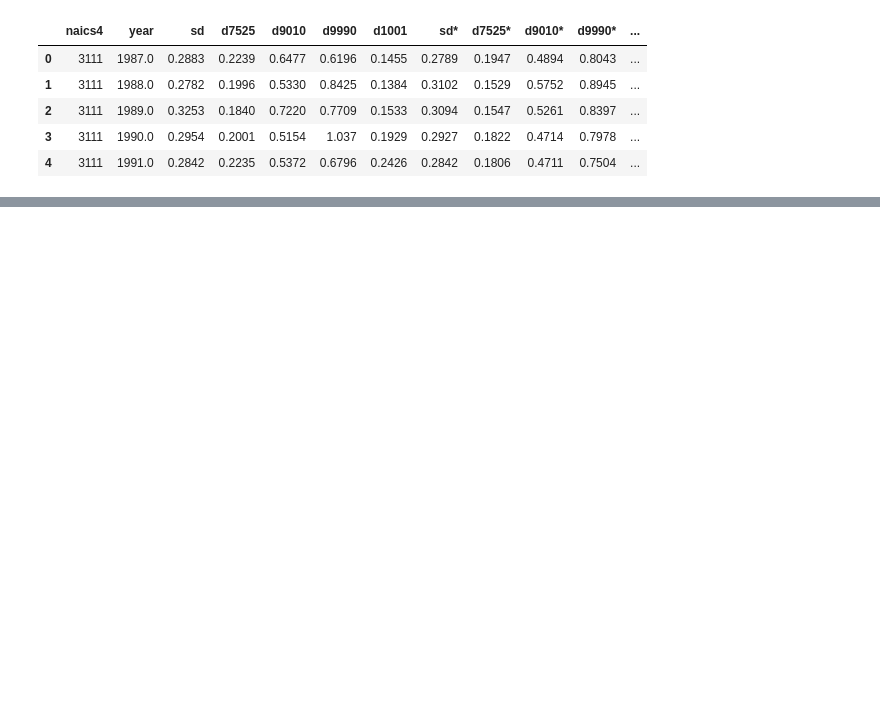
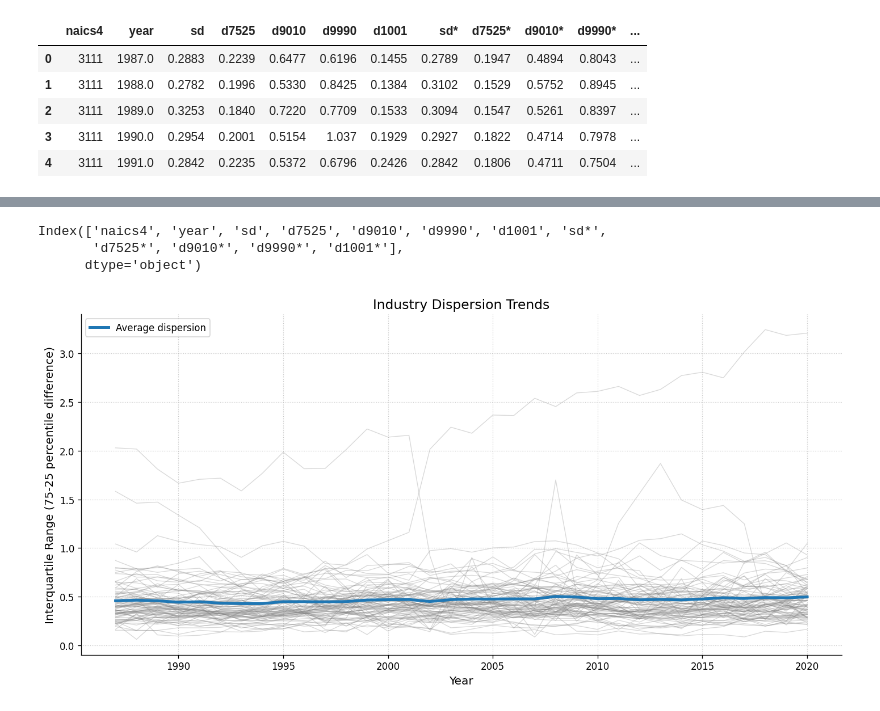
Before and after one commit to daniel-seymour/EC334-Summative, a Jupyter notebook: data-viz/prod_disp_trends.ipynb, the cells around one changed output, grey strips where cells are left out. Saved outputs shown, nothing was run; the diff lists cells and outputs as text; code cells hidden in the pictures; blank space fills up the shorter version.

```diff
--- a/data-viz/prod_disp_trends.ipynb
+++ b/data-viz/prod_disp_trends.ipynb
@@ -3,5 +7,5 @@ import pandas as pd
 # %%
-filepath = '../data/total_factor_productivity.csv'
+filepath = '../raw_data/total_factor_productivity.csv'
 
 # Try reading with utf-8, fallback to latin1 if UnicodeDecodeError occurs
 try:
@@ -19,0 +36,55 @@ disp_df.head()
+# %%
+disp_df.columns
+# %% [output]
+Index(['naics4', 'year', 'sd', 'd7525', 'd9010', 'd9990', 'd1001', 'sd*',
+       'd7525*', 'd9010*', 'd9990*', 'd1001*'],
+      dtype='object')
+# %%
+df = disp_df.copy()
+# %%
+import matplotlib.pyplot as plt
+import numpy as np
+
+# Set up the figure
+plt.figure(figsize=(12, 6), dpi=120)
+ax = plt.subplot(111)
+ax.set_facecolor('white')
+ax.spines['top'].set_visible(False)
+ax.spines['right'].set_visible(False)
+ax.grid(which='major', linestyle=':', linewidth=0.7, alpha=0.7)
+ax.set_axisbelow(True)
+
+# Plot individual industry trends in grey
+industries = df['naics4'].unique()
+for industry in industries:
+    subset = df[df['naics4'] == industry]
+    plt.plot(subset['year'], subset['d7525*'],
+             alpha=0.3, linewidth=0.8, color='grey')
+
+# Add weighted average line (or simple average if no weights)
+if 'weight' in df.columns:
+    # Weighted average across industries
+    weighted_avg = df.groupby('year').apply(
+        lambda x: np.average(x['d7525*'], weights=x['weight'])
+    )
+    plt.plot(weighted_avg.index, weighted_avg.values,
+             linewidth=3, color='#1f77b4', label='Weighted average dispersion')
+else:
+    # Simple average if no weights
+    average_by_year = df.groupby('year')['d7525*'].mean()
+    plt.plot(average_by_year.index, average_by_year.values,
+             linewidth=3, color='#1f77b4', label='Average dispersion')
+
+# Add labels and save
+plt.xlabel('Year', fontsize=12)
+plt.ylabel('Interquartile Range (75-25 percentile difference)', fontsize=12)
+plt.title('Industry Dispersion Trends', fontsize=14)
+plt.legend()
+plt.tight_layout()
+
+
+plt.savefig('/Users/danielseymour/Developer/EC334-Summative/figures/dispersion_trends.png',
+            dpi=300, bbox_inches='tight')
+plt.show()
+# %% [output]
+[figure, added]
```
Also changed, not shown: parts of 5 cells of this notebook, 30 other files.
